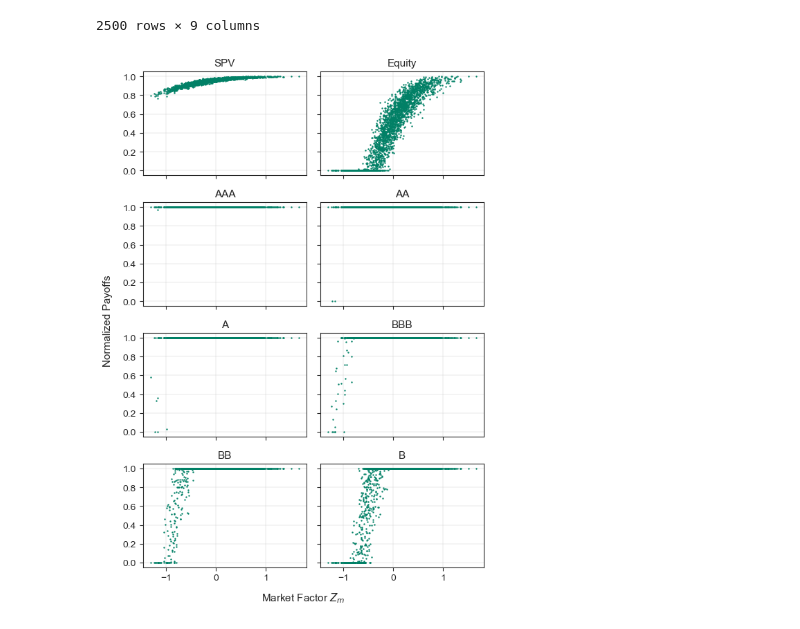
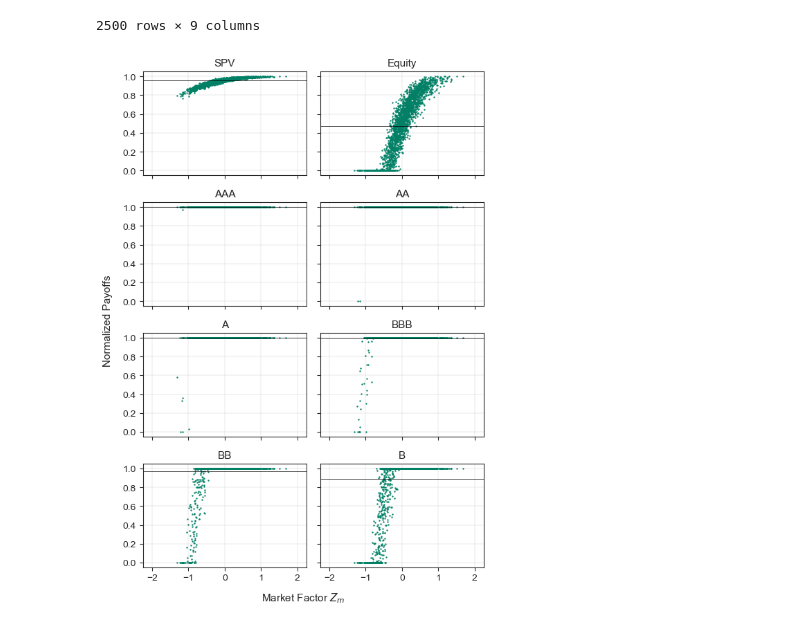
Before and after one commit to kristianRF/OeconOnlineAppendix, a Jupyter notebook: SPV Dynamics.ipynb, the cells around one changed output. Drawn from its saved outputs; the diff is of its cells as text; code cells hidden in the pictures.

```diff
--- a/SPV Dynamics.ipynb
+++ b/SPV Dynamics.ipynb
@@ -101,7 +102,7 @@ SPV_Q = Dk(face_value)
 Total SPV payoffs (under P-measure)
 # %%
 SPV_P, M = ott.loan_portfolio(j = J,
-                              n = 250000,
+                              n = N,
                               V = V0,
                               B = face_value,
                               T = ttm,
@@ -213,30 +207,34 @@ scatter_data
 # %%
 fig, axs = plt.subplots(ncols=2,nrows=4,sharex=True,sharey=True)
 
 palette = sns.color_palette("summer", n_colors=6, as_cmap=True)
 
 fig.text(0.5, -0.015, 'Market Factor $Z_{m}$', ha='center', size=11)
 fig.text(-0.025, 0.5, 'Normalized Payoffs', va='center', rotation='vertical', size=11)
 
 i,j = 0,0
 for tranche in ["Equity","SPV","AA","AAA","BBB","A","B","BB"]:
     if j == 0: j = 1
     else: j = 0
     axs[i,j].scatter(x=scatter_data['Market Factor'], y = scatter_data[tranche], s= 0.5, color=palette(1))
-    #axs[i,j].scatter(x=scatter_data2['Market Factor'], y = scatter_data2[tranche], s= 0.5, color='red')
     axs[i,j].set_title(tranche, size=11)
+    axs[i,j].axhline(scatter_data[tranche].mean(),-2.25, 2.25,c="k",linewidth=0.5)
+
     axs[i,j].set_xlabel('')
+    axs[i,j].set_xlim([-2.25,2.25])
+    axs[i,j].set_xticks([-2,-1,0,1,2])
+
     axs[i,j].set_ylabel('')
     axs[i,j].set_ylim([-0.05,1.05])
     axs[i,j].set_yticks([0,0.2,0.4,0.6,0.8,1])
     axs[i,j].grid(lw=0.3)
     if j == 0: i = i + 1
 
 fig.set_size_inches(textwidth, 20*cm)
 fig.tight_layout()
 
 plt.show()
 
 #fig.savefig("Payoffs.png", bbox_inches='tight', format='png', dpi=600)
 # %% [output]
-[figure, old version]
+[figure, new version]
```
Also changed, not shown: parts of 43 cells of this notebook, 3 other files.
